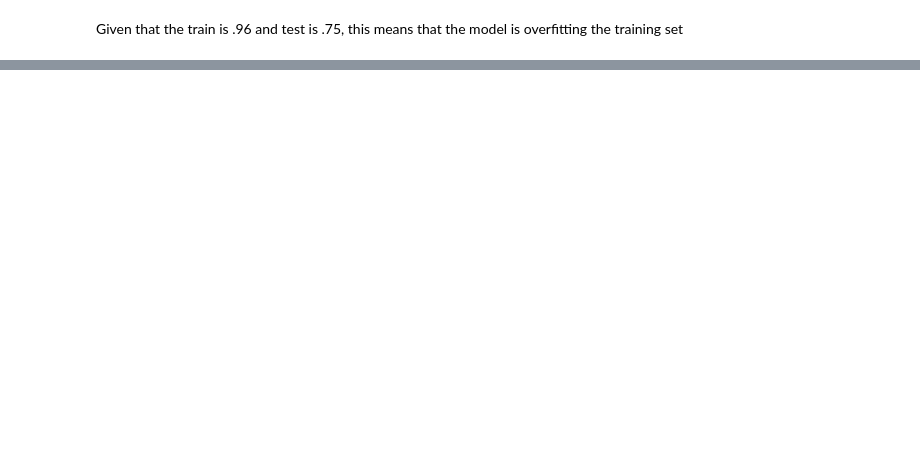
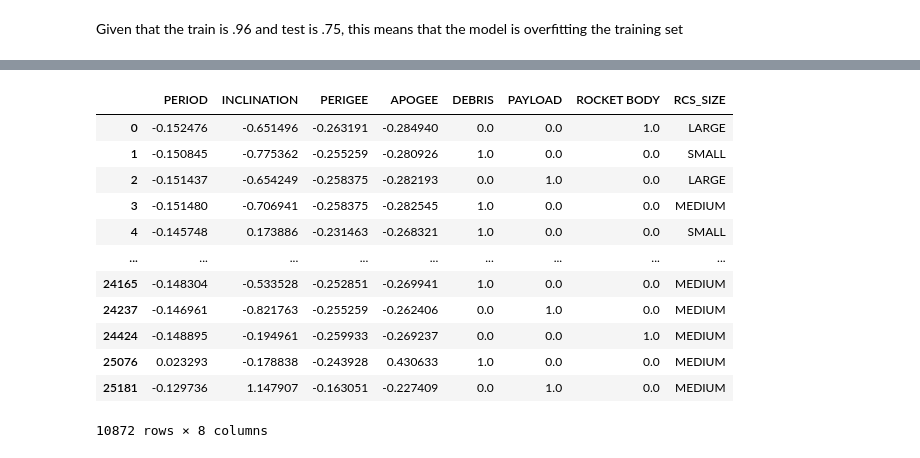
Before and after one commit to dkolosa/SpaceDebrisClassifier, a Jupyter notebook: SPclassifier.ipynb, the cells around one changed output, grey strips where cells are left out. Drawn from its saved outputs; the diff is of its cells as text; code cells hidden in the pictures; blank space fills up the shorter version.

```diff
--- a/SPclassifier.ipynb
+++ b/SPclassifier.ipynb
@@ -356,0 +360,6 @@ large = df[df['RCS_SIZE'] == 'LARGE'][:num_of_med]
+# %%
+# Lets prepare the dataset for classification
+obj_cat = df['OBJECT_TYPE']
+obj_onehot = pd.get_dummies(obj_cat)
+encoded_class = obj_onehot
+encoded_class.head()
@@ -356,0 +373,39 @@ large = df[df['RCS_SIZE'] == 'LARGE'][:num_of_med]
+# %%
+from sklearn.preprocessing import StandardScaler
+std_sc = StandardScaler()
+# launch = pd.to_datetime(debris_num['LAUNCH_YEAR'], format='%Y').apply(lambda x: x.toordinal())
+# decay = pd.to_datetime(df['DECAY']).apply(lambda x: x.toordinal())
+
+ap = np.array(debris_num['APOGEE']).reshape(-1,1)
+ap = std_sc.fit_transform(ap)
+pe = np.array(debris_num['PERIGEE']).reshape(-1,1)
+pe = std_sc.fit_transform(pe)
+inc = np.array(debris_num['INCLINATION']).reshape(-1,1)
+inc = std_sc.fit_transform(inc)
+per = np.array(debris_num['PERIOD']).reshape(-1,1)
+per = std_sc.fit_transform(per)
+
+# reg = len(np.concatenate([per, inc, pe, ap], axis=1))
+class_reg = pd.concat([pd.DataFrame(per, columns=['PERIOD']), pd.DataFrame(inc, columns=['INCLINATION']),
+                 pd.DataFrame(pe, columns=['PERIGEE']), pd.DataFrame(ap, columns=['APOGEE'])], axis=1)
+# %%
+class_labels = resized_ds['RCS_SIZE']
+# %%
+#Combine the categorical and numerical data and drop the NaN rows
+debris_set_cat = pd.concat([class_reg, encoded_class, class_labels], axis=1)
+debris_set_prepared_cat = debris_set_cat.dropna()
+debris_set_prepared_cat
+# %% [output]
+|  | PERIOD | INCLINATION | PERIGEE | APOGEE | DEBRIS | PAYLOAD | ROCKET BODY | RCS_SIZE |
+| 0 | -0.152476 | -0.651496 | -0.263191 | -0.284940 | 0.0 | 0.0 | 1.0 | LARGE |
+| 1 | -0.150845 | -0.775362 | -0.255259 | -0.280926 | 1.0 | 0.0 | 0.0 | SMALL |
+| 2 | -0.151437 | -0.654249 | -0.258375 | -0.282193 | 0.0 | 1.0 | 0.0 | LARGE |
+| 3 | -0.151480 | -0.706941 | -0.258375 | -0.282545 | 1.0 | 0.0 | 0.0 | MEDIUM |
+| 4 | -0.145748 | 0.173886 | -0.231463 | -0.268321 | 1.0 | 0.0 | 0.0 | SMALL |
+| ... | ... | ... | ... | ... | ... | ... | ... | ... |
+| 24165 | -0.148304 | -0.533528 | -0.252851 | -0.269941 | 1.0 | 0.0 | 0.0 | MEDIUM |
+| 24237 | -0.146961 | -0.821763 | -0.255259 | -0.262406 | 0.0 | 1.0 | 0.0 | MEDIUM |
+| 24424 | -0.148895 | -0.194961 | -0.259933 | -0.269237 | 0.0 | 0.0 | 1.0 | MEDIUM |
+| 25076 | 0.023293 | -0.178838 | -0.243928 | 0.430633 | 1.0 | 0.0 | 0.0 | MEDIUM |
+| 25181 | -0.129736 | 1.147907 | -0.163051 | -0.227409 | 0.0 | 1.0 | 0.0 | MEDIUM |
+10872 rows × 8 columns
```
Also changed, not shown: parts of 32 cells of this notebook.
